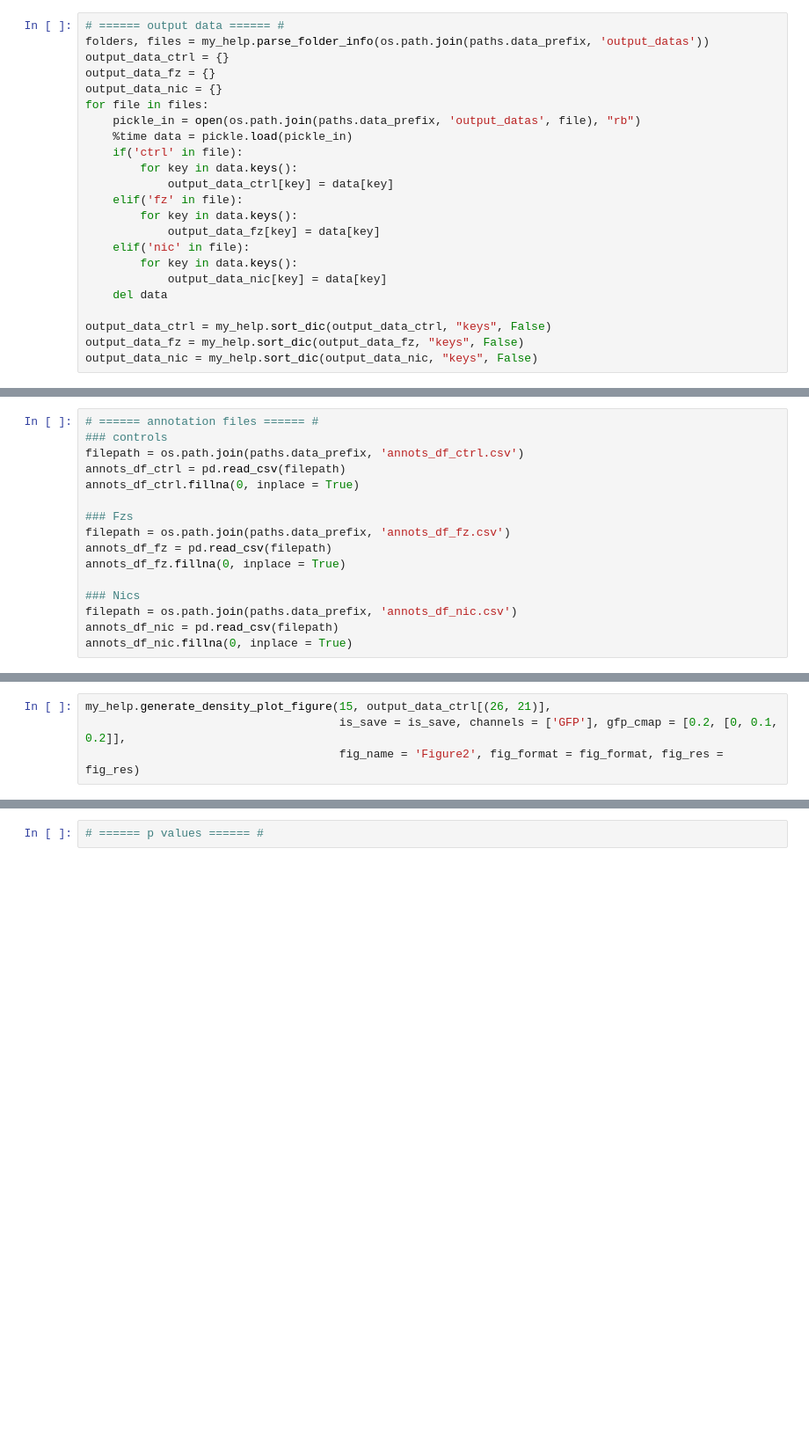
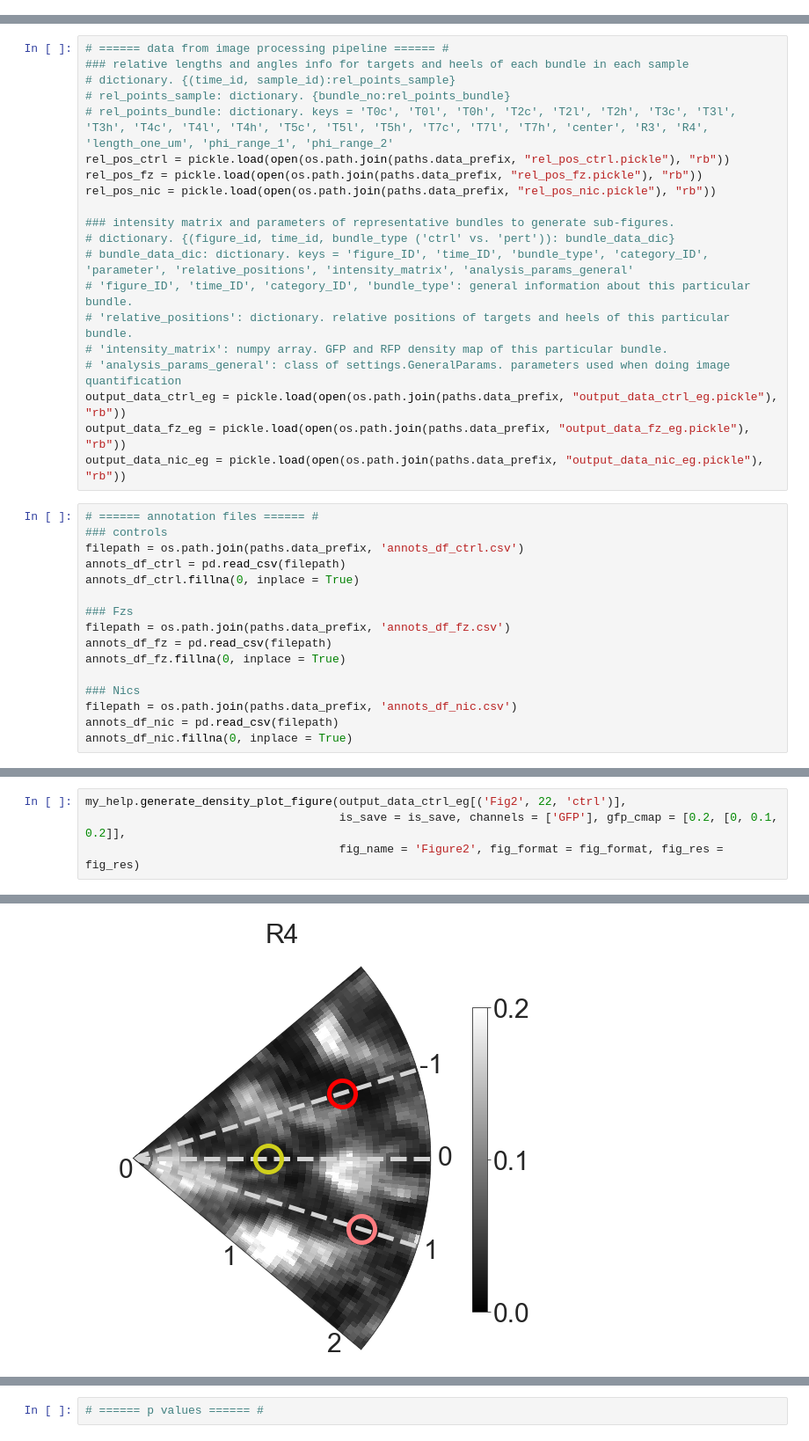
Before and after one commit to AltschulerWu-Lab/nsp_extension, a Jupyter notebook: figure_generation/generate_figures.ipynb, the cells around one changed output, grey strips where cells are left out. Shown at 88% size. Cells and saved outputs as stored; diff of their text form; blank space fills up the shorter version.

Commit message:
added data to generate figures

```diff
--- a/figure_generation/generate_figures.ipynb
+++ b/figure_generation/generate_figures.ipynb
@@ -68,23 +71,0 @@ fig_res = 300
-# %%
-# ====== output data ====== #
-folders, files = my_help.parse_folder_info(os.path.join(paths.data_prefix, 'output_datas'))
-output_data_ctrl = {}
-output_data_fz = {}
-output_data_nic = {}
-for file in files:
-    pickle_in = open(os.path.join(paths.data_prefix, 'output_datas', file), "rb")
-    %time data = pickle.load(pickle_in)
-    if('ctrl' in file):
-        for key in data.keys():
-            output_data_ctrl[key] = data[key]
-    elif('fz' in file):
-        for key in data.keys():
-            output_data_fz[key] = data[key]
-    elif('nic' in file):
-        for key in data.keys():
-            output_data_nic[key] = data[key]
-    del data
-
-output_data_ctrl = my_help.sort_dic(output_data_ctrl, "keys", False)
-output_data_fz = my_help.sort_dic(output_data_fz, "keys", False)
-output_data_nic = my_help.sort_dic(output_data_nic, "keys", False)
@@ -110,3 +72,23 @@ pickle_in = open(path,"rb")
+# %%
+# ====== data from image processing pipeline ====== #
+### relative lengths and angles info for targets and heels of each bundle in each sample
+# dictionary. {(time_id, sample_id):rel_points_sample}
+# rel_points_sample: dictionary. {bundle_no:rel_points_bundle}
+# rel_points_bundle: dictionary. keys = 'T0c', 'T0l', 'T0h', 'T2c', 'T2l', 'T2h', 'T3c', 'T3l', 'T3h', 'T4c', 'T4l', 'T4h', 'T5c', 'T5l', 'T5h', 'T7c', 'T7l', 'T7h', 'center', 'R3', 'R4', 'length_one_um', 'phi_range_1', 'phi_range_2'
+rel_pos_ctrl = pickle.load(open(os.path.join(paths.data_prefix, "rel_pos_ctrl.pickle"), "rb"))
+rel_pos_fz = pickle.load(open(os.path.join(paths.data_prefix, "rel_pos_fz.pickle"), "rb"))
+rel_pos_nic = pickle.load(open(os.path.join(paths.data_prefix, "rel_pos_nic.pickle"), "rb"))
+
+### intensity matrix and parameters of representative bundles to generate sub-figures.
+# dictionary. {(figure_id, time_id, bundle_type ('ctrl' vs. 'pert')): bundle_data_dic}
+# bundle_data_dic: dictionary. keys = 'figure_ID', 'time_ID', 'bundle_type', 'category_ID', 'parameter', 'relative_positions', 'intensity_matrix', 'analysis_params_general'
+# 'figure_ID', 'time_ID', 'category_ID', 'bundle_type': general information about this particular bundle.
+# 'relative_positions': dictionary. relative positions of targets and heels of this particular bundle.
+# 'intensity_matrix': numpy array. GFP and RFP density map of this particular bundle.
+# 'analysis_params_general': class of settings.GeneralParams. parameters used when doing image quantification
+output_data_ctrl_eg = pickle.load(open(os.path.join(paths.data_prefix, "output_data_ctrl_eg.pickle"), "rb"))
+output_data_fz_eg = pickle.load(open(os.path.join(paths.data_prefix, "output_data_fz_eg.pickle"), "rb"))
+output_data_nic_eg = pickle.load(open(os.path.join(paths.data_prefix, "output_data_nic_eg.pickle"), "rb"))
 # %%
 # ====== annotation files ====== #
 ### controls
@@ -157,4 +163,5 @@ sum_df_nic_final.sort_values(by =['TimeID', 'SampleID', 'bundle_no'], inplace =
 # %%
-my_help.generate_density_plot_figure(15, output_data_ctrl[(26, 21)],
+my_help.generate_density_plot_figure(output_data_ctrl_eg[('Fig2', 22, 'ctrl')],
                                      is_save = is_save, channels = ['GFP'], gfp_cmap = [0.2, [0, 0.1, 0.2]],
                                      fig_name = 'Figure2', fig_format = fig_format, fig_res = fig_res)
+# %% [output]
@@ -161,2 +169,3 @@ my_help.generate_density_plot_figure(15, output_data_ctrl[(26, 21)],
+[figure, added]
 # %%
 """Figure 3A"""
```
Also changed, not shown: parts of 47 cells of this notebook, 7 other files.
